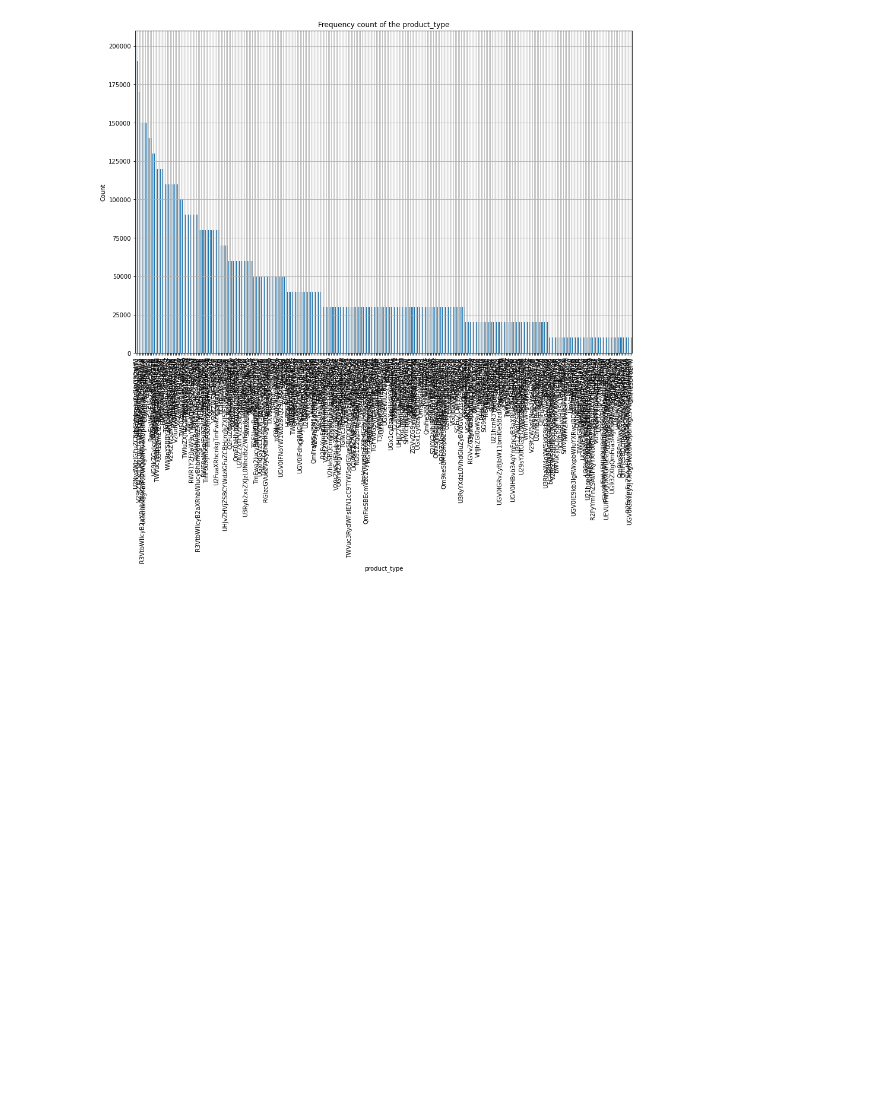
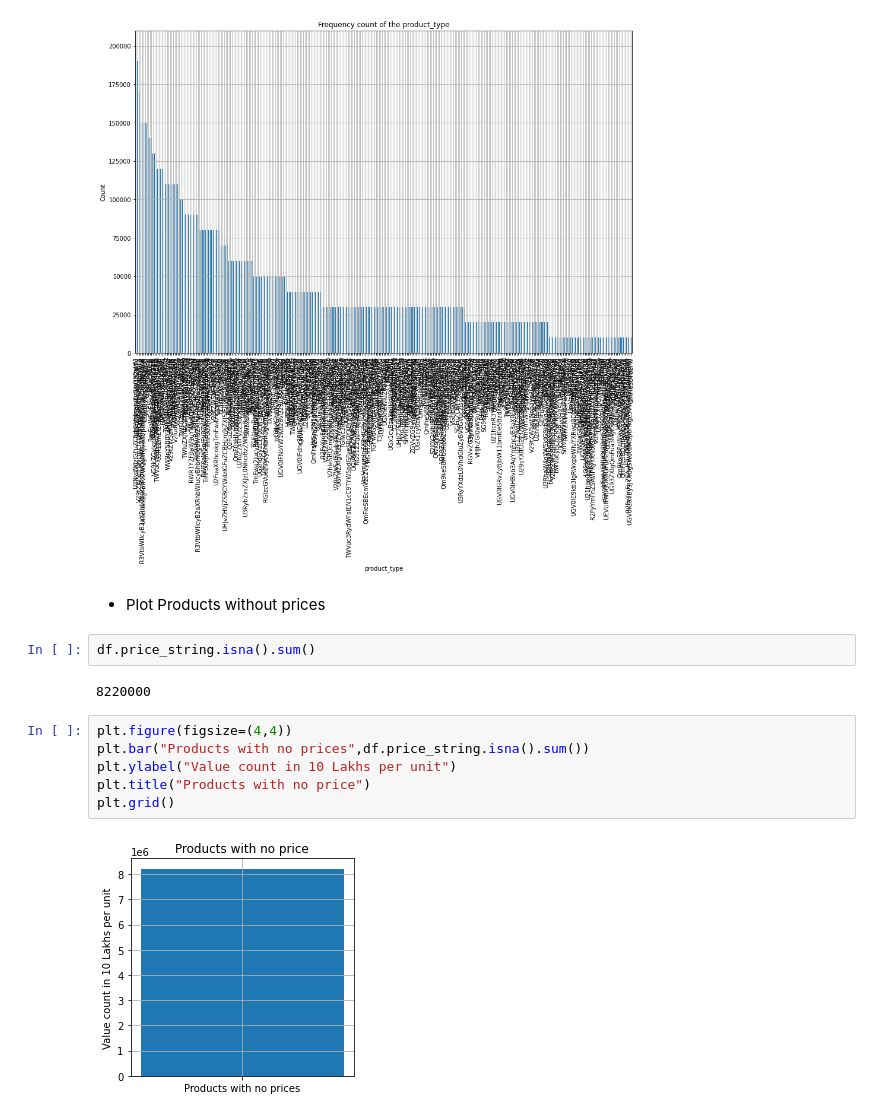
Before and after one commit to Naveen-Karanamu/BeZen-Product-Market-Analytics, a Jupyter notebook: main.ipynb, the cells around one changed output. Drawn from its saved outputs; the diff is of its cells as text; blank space fills up the shorter version.

Commit message:
Plotted for Products with no price

```diff
--- a/main.ipynb
+++ b/main.ipynb
@@ -724,3 +724,17 @@ plt.title("Frequency count of the product_type")
 # %% [output]
 Text(0.5, 1.0, 'Frequency count of the product_type')
 [figure]
+# %% [markdown]
+* Plot Products without prices
+# %%
+df.price_string.isna().sum()
+# %% [output]
+8220000
+# %%
+plt.figure(figsize=(4,4))
+plt.bar("Products with no prices",df.price_string.isna().sum())
+plt.ylabel("Value count in 10 Lakhs per unit")
+plt.title("Products with no price")
+plt.grid()
+# %% [output]
+[figure, added]
```
Also changed, not shown: parts of 1 cell of this notebook.
